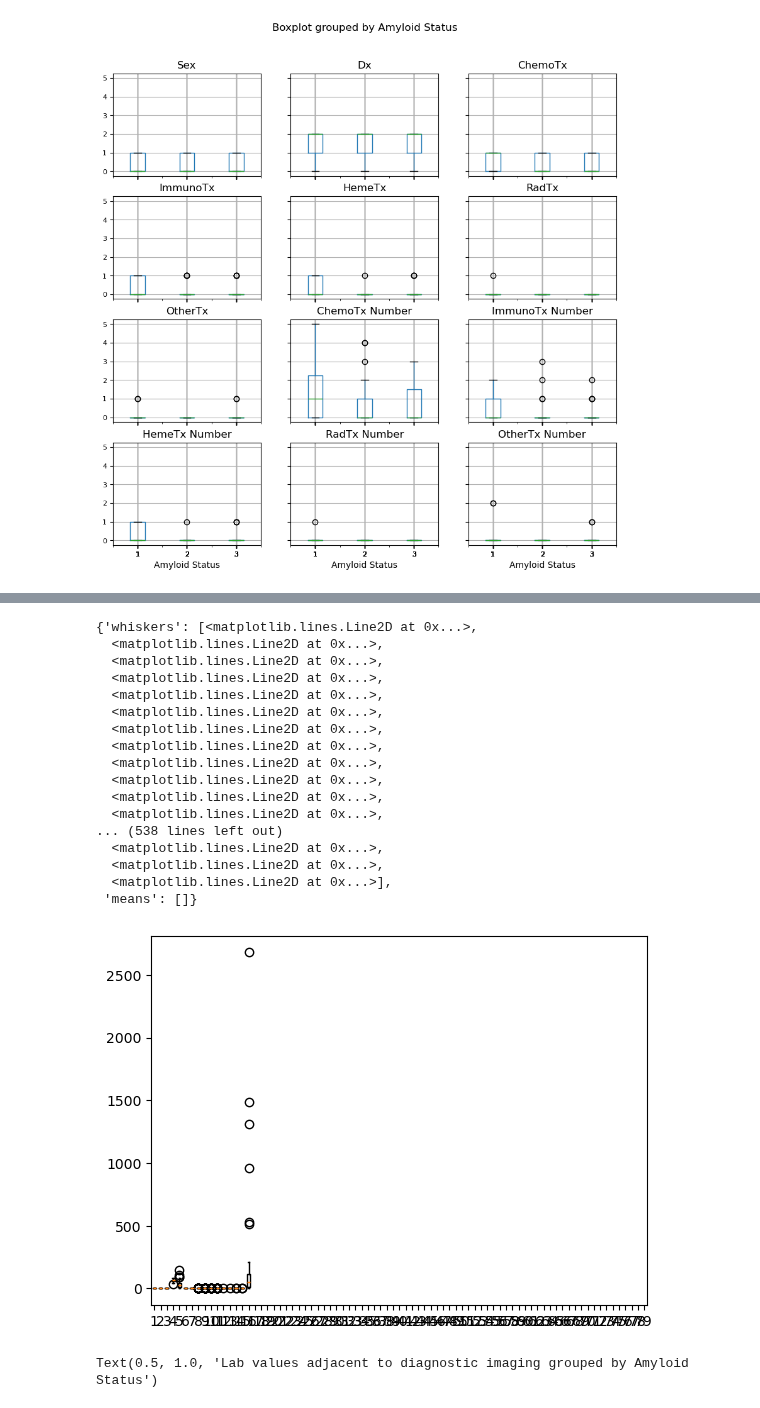
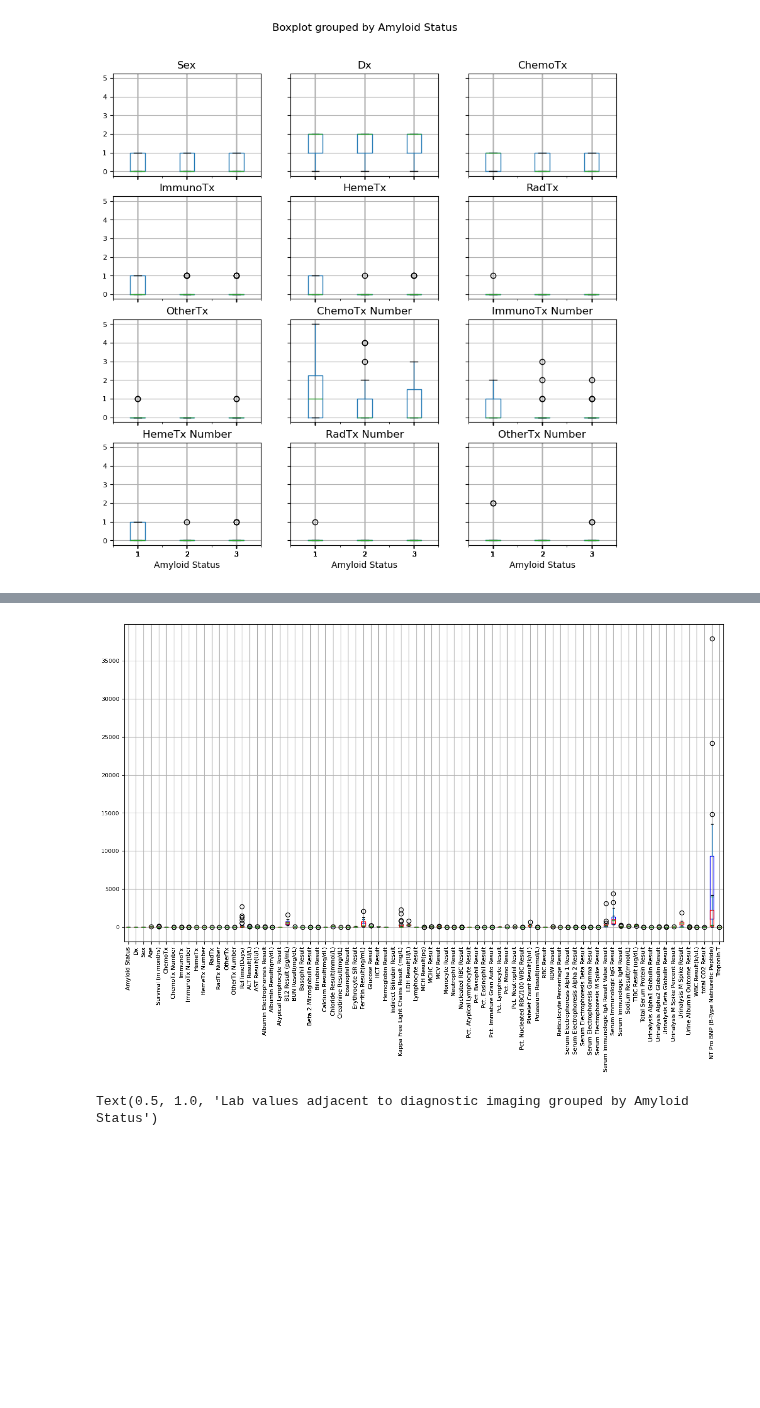
Before and after one commit to BisonCremer/cardiac-amyloidosis, a Jupyter notebook: PatientDemographics_2024-08-22_v1.ipynb, the cells around one changed output, grey strips where cells are left out. Drawn from its saved outputs; the diff is of its cells as text; code cells hidden in the pictures; blank space fills up the shorter version.

```diff
--- a/PatientDemographics_2024-08-22_v1.ipynb
+++ b/PatientDemographics_2024-08-22_v1.ipynb
@@ -930,25 +926,10 @@ boxplot = df_ALPos_DxAdj.boxplot(fontsize = 8, figsize = (15, 8), rot = 90)
-# %%
-fig, ax =plt.subplots()
-ax.boxplot(df_AL_Known_DxAdj)
-# %% [output]
-{'whiskers': [<matplotlib.lines.Line2D at 0x...>,
-  <matplotlib.lines.Line2D at 0x...>,
-  <matplotlib.lines.Line2D at 0x...>,
-  <matplotlib.lines.Line2D at 0x...>,
-  <matplotlib.lines.Line2D at 0x...>,
-  <matplotlib.lines.Line2D at 0x...>,
-  <matplotlib.lines.Line2D at 0x...>,
-  <matplotlib.lines.Line2D at 0x...>,
-  <matplotlib.lines.Line2D at 0x...>,
-  <matplotlib.lines.Line2D at 0x...>,
-  <matplotlib.lines.Line2D at 0x...>,
-  <matplotlib.lines.Line2D at 0x...>,
-... (538 lines left out)
-  <matplotlib.lines.Line2D at 0x...>,
-  <matplotlib.lines.Line2D at 0x...>,
-  <matplotlib.lines.Line2D at 0x...>],
- 'means': []}
-[figure, removed]
+# %%
+fig, ax = plt.subplots(figsize = (15, 8))
+boxprops_dict = {"color" : 'blue', "alpha": 0.5}
+boxplot = df_ALPos_DxAdj.boxplot(fontsize = 8, figsize = (15, 8), rot = 90, ax = ax, color = {"boxes" : "blue"} )
+boxplot2 = df_ALNeg_DxAdj.boxplot(fontsize = 8, figsize = (15, 8), rot = 90, ax = ax,color = {"boxes" : "red"})
+# %% [output]
+[figure, added]
 # %%
 # by amyloid status
 #vertical box plot
```
Also changed, not shown: parts of 1 cell of this notebook.
